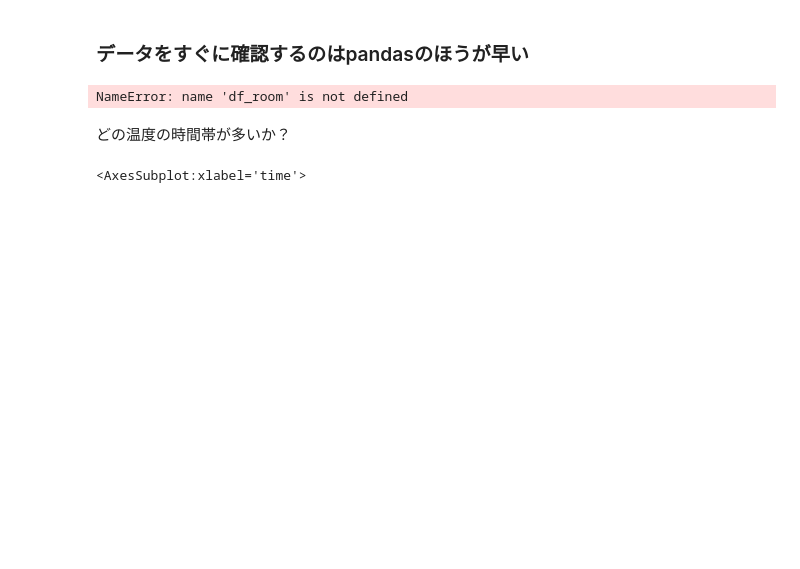
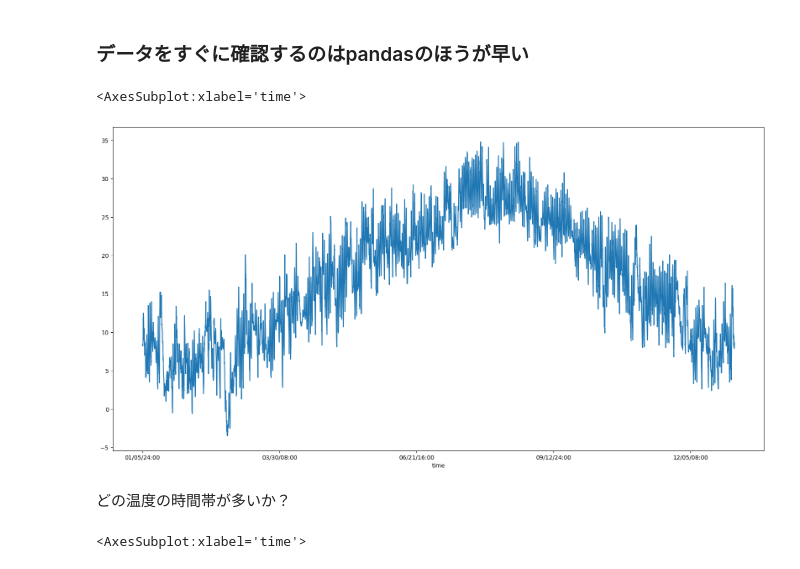
Before and after one commit to becat-oss/therb-notebook, a Jupyter notebook: 時系列データ分析.ipynb, the cells around one changed output. Drawn from its saved outputs; the diff is of its cells as text; code cells hidden in the pictures; blank space fills up the shorter version.

```diff
--- a/時系列データ分析.ipynb
+++ b/時系列データ分析.ipynb
@@ -116,9 +147,10 @@ import seaborn as sns
 # %% [markdown]
 ### データをすぐに確認するのはpandasのほうが早い
 # %%
-df_room['temp'].plot.line(figsize=(20,10))
+df_room1['temp'].plot.line(figsize=(20,10))
 # %% [output]
-NameError: name 'df_room' is not defined
+<AxesSubplot:xlabel='time'>
+[figure, added]
 # %% [markdown]
 どの温度の時間帯が多いか？
 # %%
```
Also changed, not shown: parts of 17 cells of this notebook, 1 other file.
